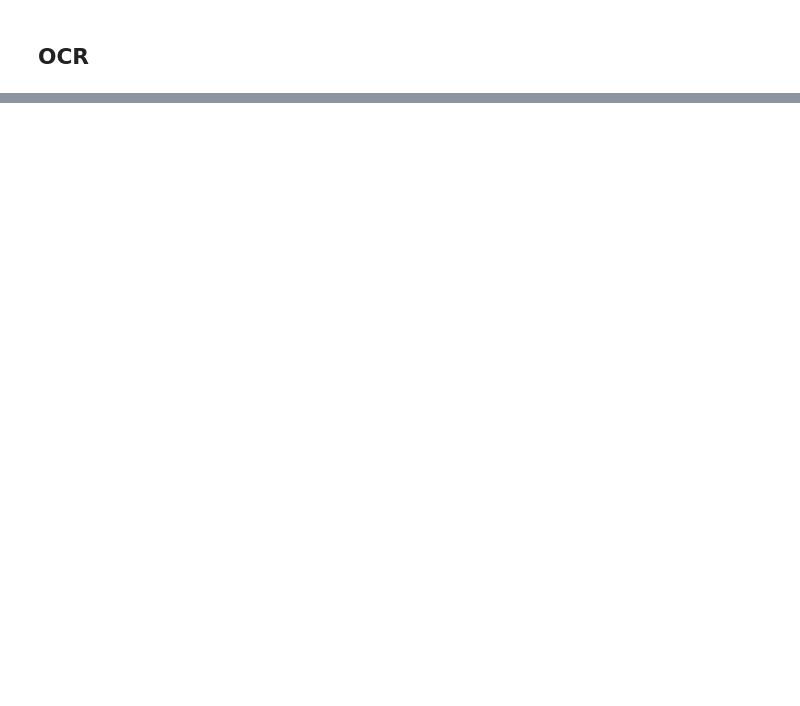
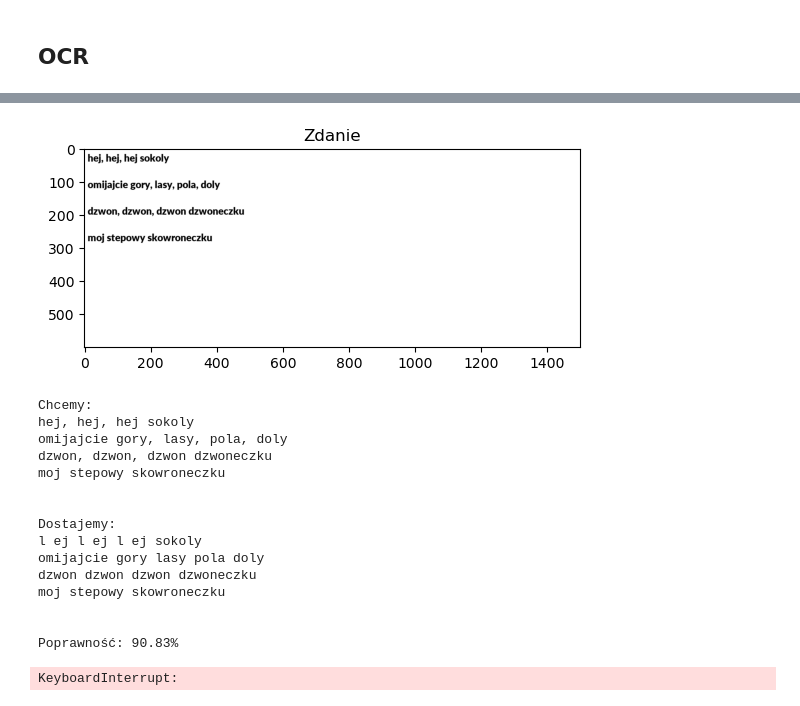
Before and after one commit to mhytrek/MOWNIT, a Jupyter notebook: lab9.1.ipynb, the cells around one changed output, grey strips where cells are left out. Saved outputs shown, nothing was run; the diff lists cells and outputs as text; code cells hidden in the pictures; blank space fills up the shorter version.

```diff
--- a/lab9.1.ipynb
+++ b/lab9.1.ipynb
@@ -157,0 +360,25 @@ detect_match("./text/lato1.png","./letters/lato/A.png", all=False)
+# %%
+string, check_2 = create_and_check("hej, hej, hej sokoly\nomijajcie gory, lasy, pola, doly\ndzwon, dzwon, dzwon dzwoneczku\nmoj stepowy skowroneczku")
+print(string)
+# %% [output]
+[figure, added]
+Chcemy:
+hej, hej, hej sokoly
+omijajcie gory, lasy, pola, doly
+dzwon, dzwon, dzwon dzwoneczku
+moj stepowy skowroneczku
+
+
+Dostajemy:
+l ej l ej l ej sokoly
+omijajcie gory lasy pola doly
+dzwon dzwon dzwon dzwoneczku
+moj stepowy skowroneczku
+
+
+Poprawność: 90.83%
+# %%
+string, check_3 = create_and_check("Lorem ipsum dolor sit amet, consectetur adipiscing elit,\nsed do eiusmod tempor incididunt ut labore et dolore magna aliqua. Ut enim ad minim veniam,\nquis nostrud exercitation ullamco laboris nisi ut aliquip ex ea commodo consequat.\nDuis aute irure dolor in reprehenderit in voluptate velit esse cillum dolore eu fugiat nulla pariatur.\nExcepteur sint occaecat cupidatat non proident, sunt in culpa qui officia deserunt mollit anim id est laborum.")
+print(string)
+# %% [output]
+KeyboardInterrupt:
```
Also changed, not shown: parts of 22 cells of this notebook.
